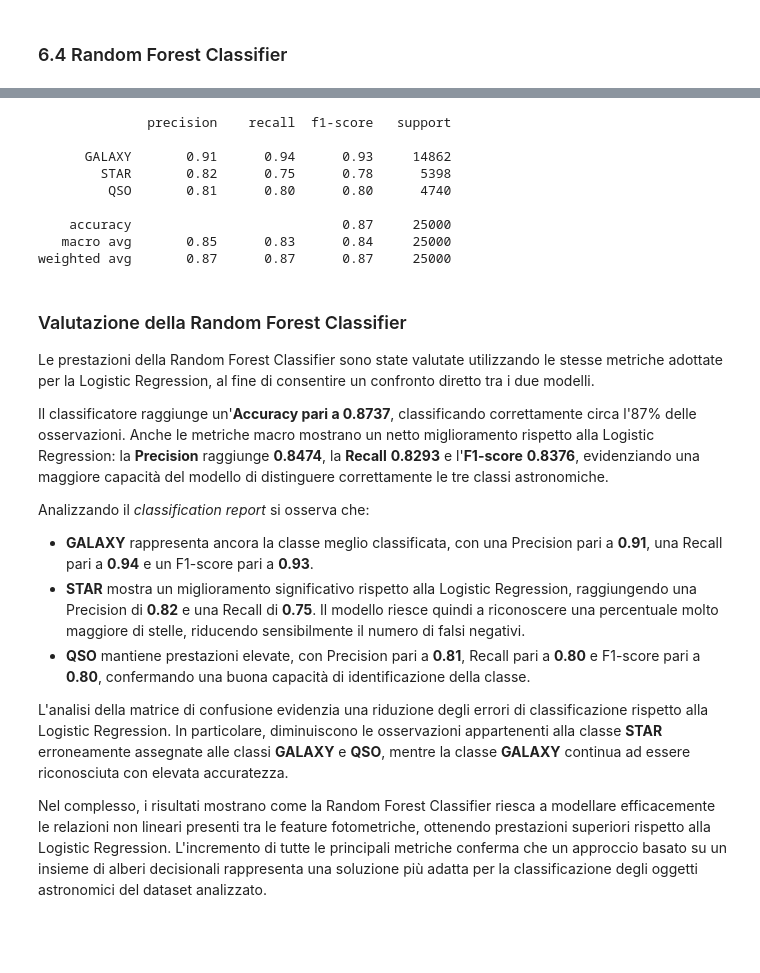
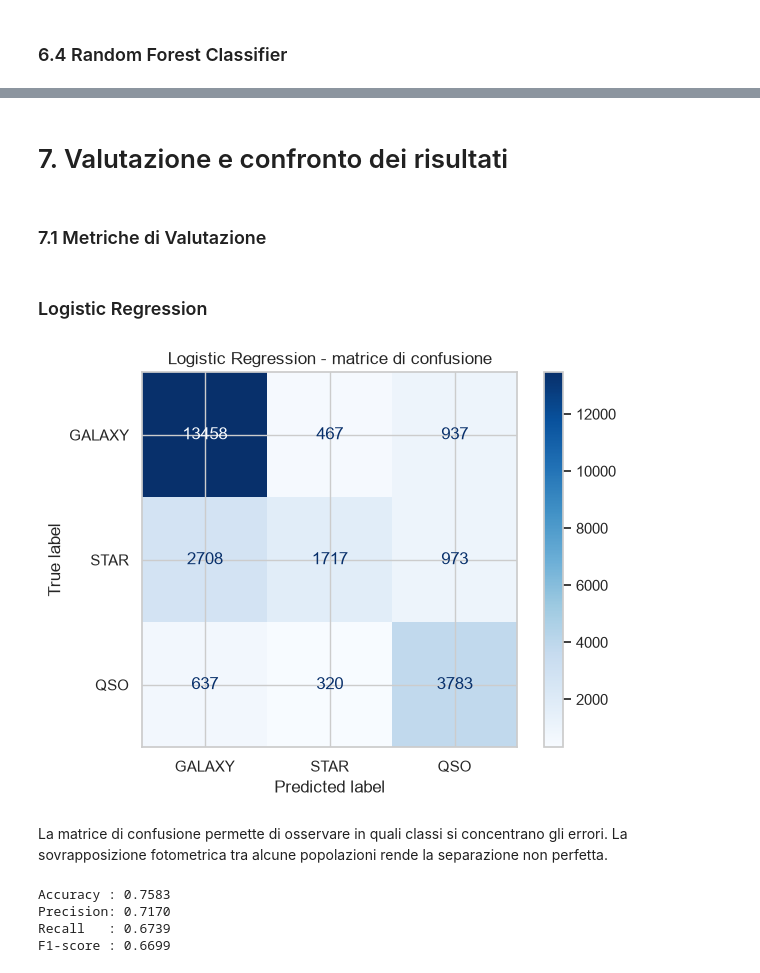
Before and after one commit to FabianCalangiu/Astronomical-Objects-Analysis, a Jupyter notebook: notebooks/astronomical_analysis_enhanced.ipynb, the cells around one changed output, grey strips where cells are left out. Drawn from its saved outputs; the diff is of its cells as text; code cells hidden in the pictures; blank space fills up the shorter version.

```diff
--- a/notebooks/astronomical_analysis_enhanced.ipynb
+++ b/notebooks/astronomical_analysis_enhanced.ipynb
@@ -642,4 +642,4 @@ logistic_clf = LogisticRegression(
 )
 logistic_clf.fit(X_train_scaled, y_train)
 
-y_pred = logistic_clf.predict(X_test_scaled)
+y_pred_logistic = logistic_clf.predict(X_test_scaled)
@@ -820,34 +686,20 @@ F1-score : 0.8376
-# %%
-print(
-    classification_report(
-        y_test,
-        y_pred,
-        target_names=["GALAXY", "STAR", "QSO"],
-    )
-)
-# %% [output]
-              precision    recall  f1-score   support
-
-      GALAXY       0.91      0.94      0.93     14862
-        STAR       0.82      0.75      0.78      5398
-         QSO       0.81      0.80      0.80      4740
-
-    accuracy                           0.87     25000
-   macro avg       0.85      0.83      0.84     25000
-weighted avg       0.87      0.87      0.87     25000
-# %% [markdown]
-### Valutazione della Random Forest Classifier
-
-Le prestazioni della Random Forest Classifier sono state valutate utilizzando le stesse metriche adottate per la Logistic Regression, al fine di consentire un confronto diretto tra i due modelli.
-
-Il classificatore raggiunge un'**Accuracy pari a 0.8737**, classificando correttamente circa l'87% delle osservazioni. Anche le metriche macro mostrano un netto miglioramento rispetto alla Logistic Regression: la **Precision** raggiunge **0.8474**, la **Recall** **0.8293** e l'**F1-score** **0.8376**, evidenziando una maggiore capacità del modello di distinguere correttamente le tre classi astronomiche.
-
-Analizzando il *classification report* si osserva che:
-
-- **GALAXY** rappresenta ancora la classe meglio classificata, con una Precision pari a **0.91**, una Recall pari a **0.94** e un F1-score pari a **0.93**.
-- **STAR** mostra un miglioramento significativo rispetto alla Logistic Regression, raggiungendo una Precision di **0.82** e una Recall di **0.75**. Il modello riesce quindi a riconoscere una percentuale molto maggiore di stelle, riducendo sensibilmente il numero di falsi negativi.
-- **QSO** mantiene prestazioni elevate, con Precision pari a **0.81**, Recall pari a **0.80** e F1-score pari a **0.80**, confermando una buona capacità di identificazione della classe.
-
-L'analisi della matrice di confusione evidenzia una riduzione degli errori di classificazione rispetto alla Logistic Regression. In particolare, diminuiscono le osservazioni appartenenti alla classe **STAR** erroneamente assegnate alle classi **GALAXY** e **QSO**, mentre la classe **GALAXY** continua ad essere riconosciuta con elevata accuratezza.
-
-Nel complesso, i risultati mostrano come la Random Forest Classifier riesca a modellare efficacemente le relazioni non lineari presenti tra le feature fotometriche, ottenendo prestazioni superiori rispetto alla Logistic Regression. L'incremento di tutte le principali metriche conferma che un approccio basato su un insieme di alberi decisionali rappresenta una soluzione più adatta per la classificazione degli oggetti astronomici del dataset analizzato.
+# %% [markdown]
+# 7. Valutazione e confronto dei risultati
+# %% [markdown]
+### 7.1 Metriche di Valutazione
+# %% [markdown]
+### Logistic Regression
+# %%
+cm = confusion_matrix(y_test, y_pred_logistic, labels=[0, 1, 2])
+
+ConfusionMatrixDisplay(
+    confusion_matrix=cm,
+    display_labels=["GALAXY", "STAR", "QSO"],
+).plot(cmap="Blues")
+plt.title("Logistic Regression - matrice di confusione")
+plt.tight_layout()
+plt.show()
+# %% [output]
+[figure, added]
+# %% [markdown]
+La matrice di confusione permette di osservare in quali classi si concentrano gli errori. La sovrapposizione fotometrica tra alcune popolazioni rende la separazione non perfetta.
@@ -853,0 +711,10 @@ Nel complesso, i risultati mostrano come la Random Forest Classifier riesca a mo
+# %%
+print(f"Accuracy : {accuracy:.4f}")
+print(f"Precision: {precision:.4f}")
+print(f"Recall   : {recall:.4f}")
+print(f"F1-score : {f1:.4f}")
+# %% [output]
+Accuracy : 0.7583
+Precision: 0.7170
+Recall   : 0.6739
+F1-score : 0.6699
```
Also changed, not shown: parts of 38 cells of this notebook.
